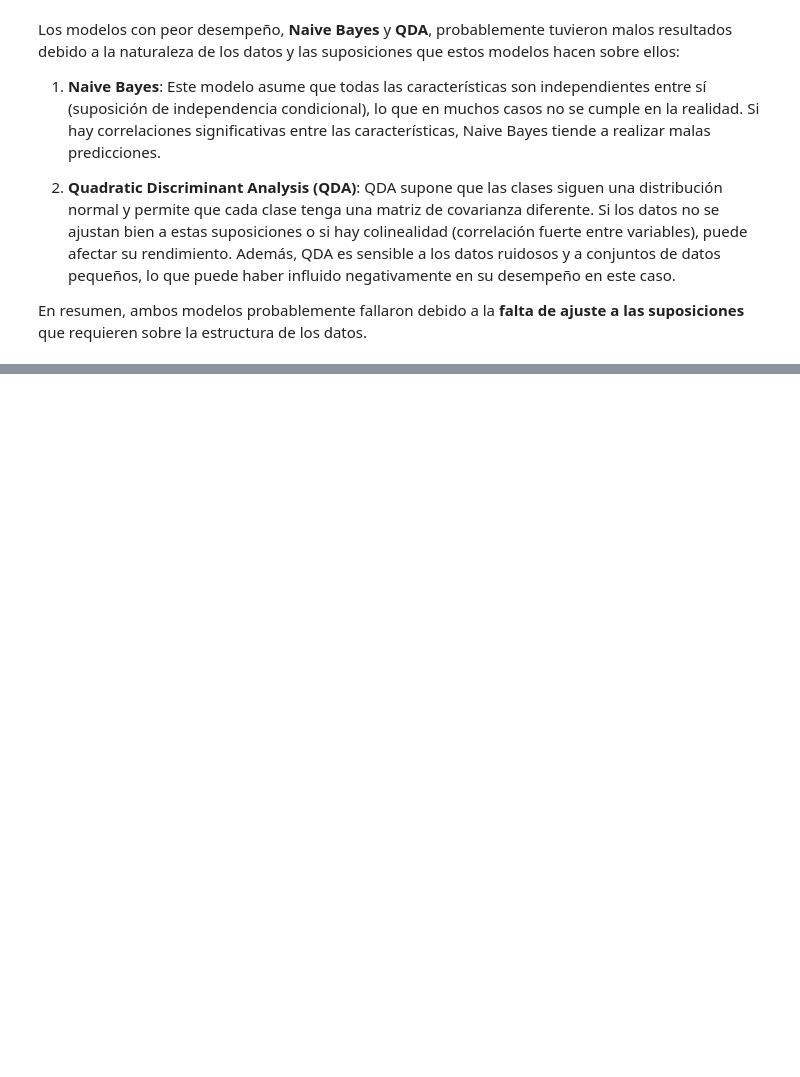
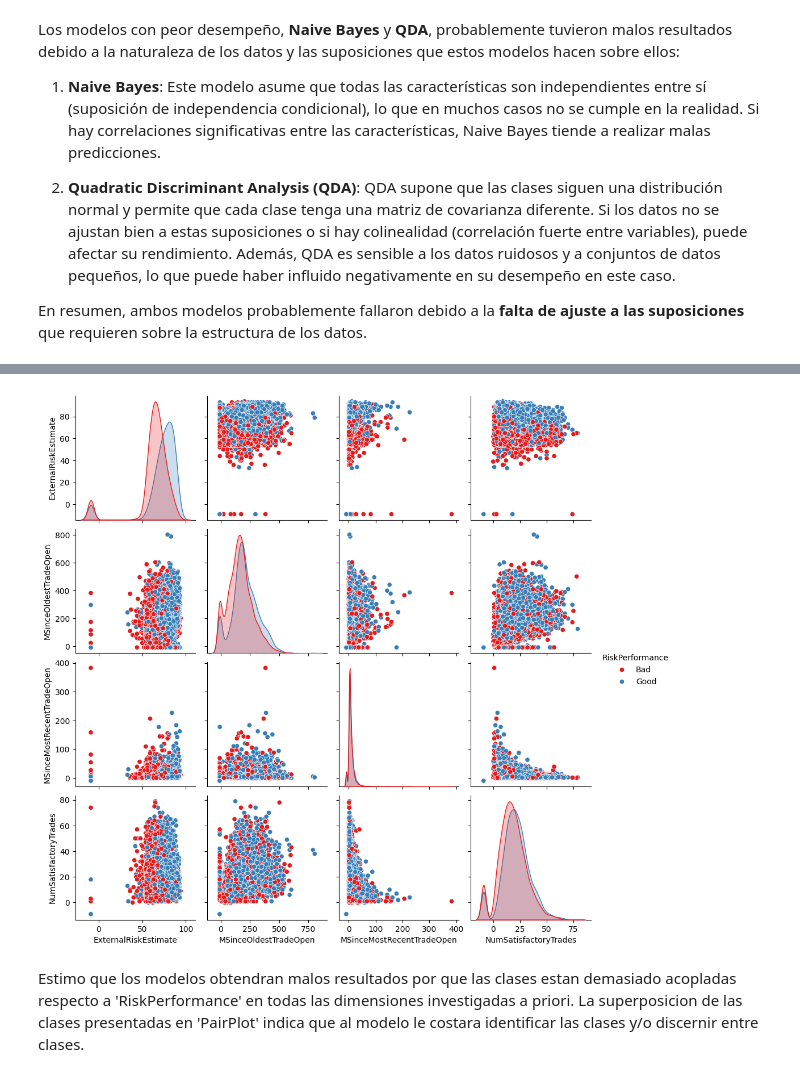
Before and after one commit to LaCalmaInc/ML, a Jupyter notebook: Tarea 1/tarea1.ipynb, the cells around one changed output, grey strips where cells are left out. Drawn from its saved outputs; the diff is of its cells as text; code cells hidden in the pictures; blank space fills up the shorter version.

```diff
--- a/Tarea 1/tarea1.ipynb
+++ b/Tarea 1/tarea1.ipynb
@@ -290,0 +364,10 @@ En resumen, ambos modelos probablemente fallaron debido a la **falta de ajuste a
+# %%
+cols = ['ExternalRiskEstimate', 'MSinceOldestTradeOpen', 'MSinceMostRecentTradeOpen', 'RiskPerformance', 'NumSatisfactoryTrades']
+
+sns.pairplot(df[cols], hue='RiskPerformance', palette='Set1', diag_kind='kde')
+
+plt.show()
+# %% [output]
+[figure, added]
+# %% [markdown]
+Estimo que los modelos obtendran malos resultados por que las clases estan demasiado acopladas respecto a 'RiskPerformance' en todas las dimensiones investigadas a priori. La superposicion de las clases presentadas en 'PairPlot' indica que al modelo le costara identificar las clases y/o discernir entre clases.
```
Also changed, not shown: parts of 20 cells of this notebook, 1 other file.
